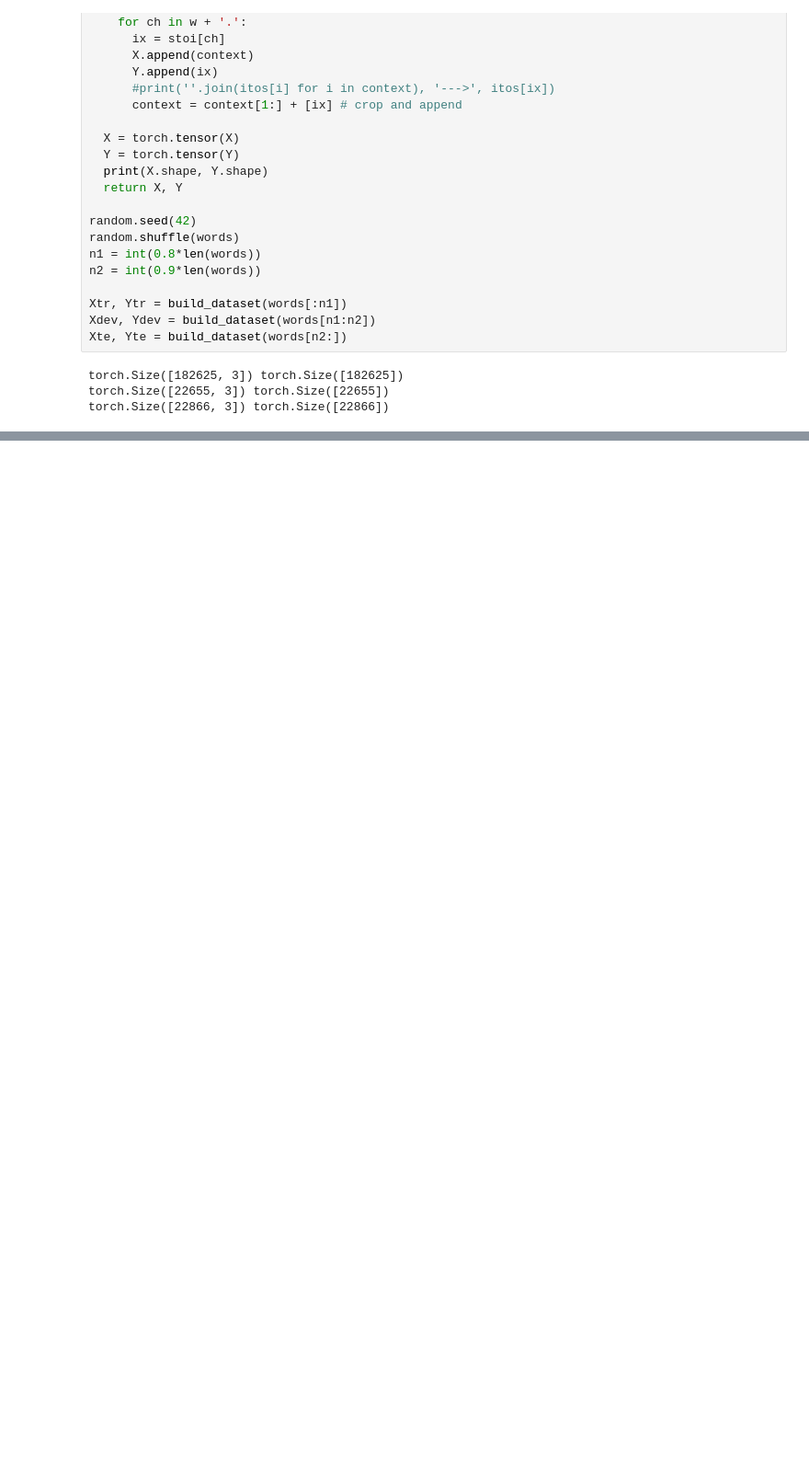
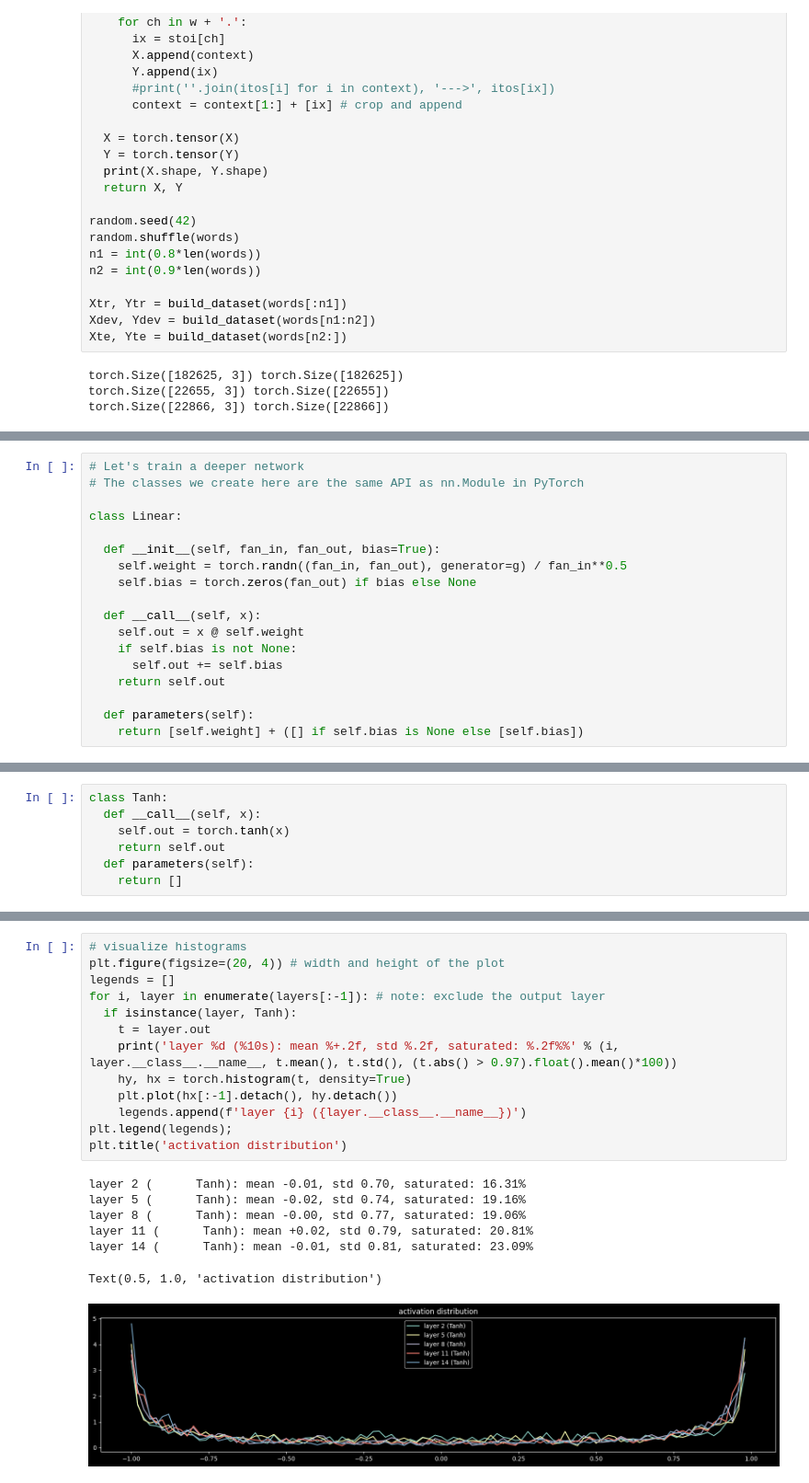
Before and after one commit to pananananas/AIxperiments, a Jupyter notebook: makemore/makemore_v2_MLP.ipynb, the cells around one changed output, grey strips where cells are left out. Shown at 92% size. Cells and saved outputs as stored; diff of their text form; blank space fills up the shorter version.

```diff
--- a/makemore/makemore_v2_MLP.ipynb
+++ b/makemore/makemore_v2_MLP.ipynb
@@ -242,0 +224,18 @@ estin.
+# %%
+# Let's train a deeper network
+# The classes we create here are the same API as nn.Module in PyTorch
+
+class Linear:
+
+  def __init__(self, fan_in, fan_out, bias=True):
+    self.weight = torch.randn((fan_in, fan_out), generator=g) / fan_in**0.5
+    self.bias = torch.zeros(fan_out) if bias else None
+
+  def __call__(self, x):
+    self.out = x @ self.weight
+    if self.bias is not None:
+      self.out += self.bias
+    return self.out
+
+  def parameters(self):
+    return [self.weight] + ([] if self.bias is None else [self.bias])
@@ -242,0 +275,7 @@ estin.
+# %%
+class Tanh:
+  def __call__(self, x):
+    self.out = torch.tanh(x)
+    return self.out
+  def parameters(self):
+    return []
@@ -242,0 +382,21 @@ estin.
+# %%
+# visualize histograms
+plt.figure(figsize=(20, 4)) # width and height of the plot
+legends = []
+for i, layer in enumerate(layers[:-1]): # note: exclude the output layer
+  if isinstance(layer, Tanh):
+    t = layer.out
+    print('layer %d (%10s): mean %+.2f, std %.2f, saturated: %.2f%%' % (i, layer.__class__.__name__, t.mean(), t.std(), (t.abs() > 0.97).float().mean()*100))
+    hy, hx = torch.histogram(t, density=True)
+    plt.plot(hx[:-1].detach(), hy.detach())
+    legends.append(f'layer {i} ({layer.__class__.__name__})')
+plt.legend(legends);
+plt.title('activation distribution')
+# %% [output]
+layer 2 (      Tanh): mean -0.01, std 0.70, saturated: 16.31%
+layer 5 (      Tanh): mean -0.02, std 0.74, saturated: 19.16%
+layer 8 (      Tanh): mean -0.00, std 0.77, saturated: 19.06%
+layer 11 (      Tanh): mean +0.02, std 0.79, saturated: 20.81%
+layer 14 (      Tanh): mean -0.01, std 0.81, saturated: 23.09%
+Text(0.5, 1.0, 'activation distribution')
+[figure, added]
```
Also changed, not shown: parts of 34 cells of this notebook.
